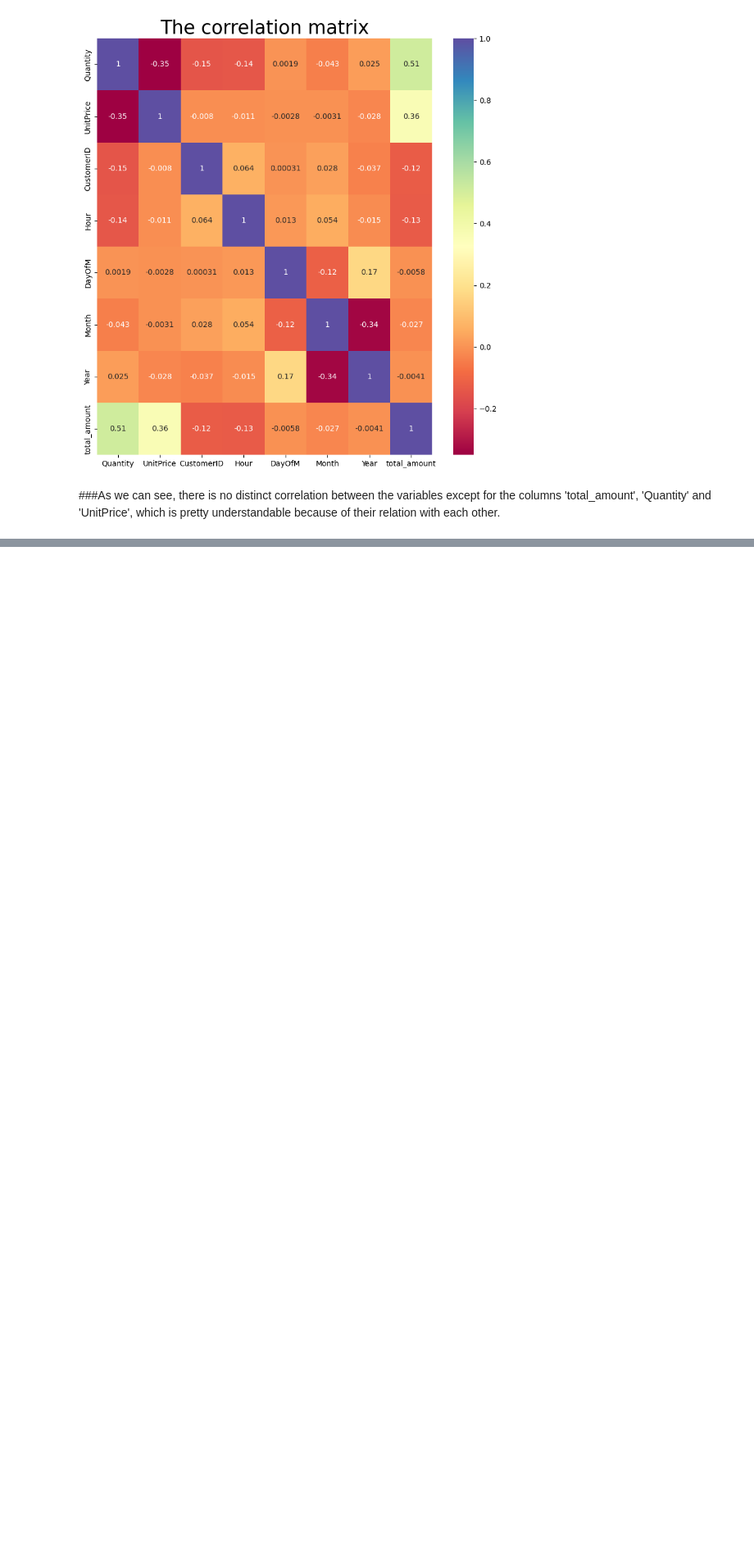
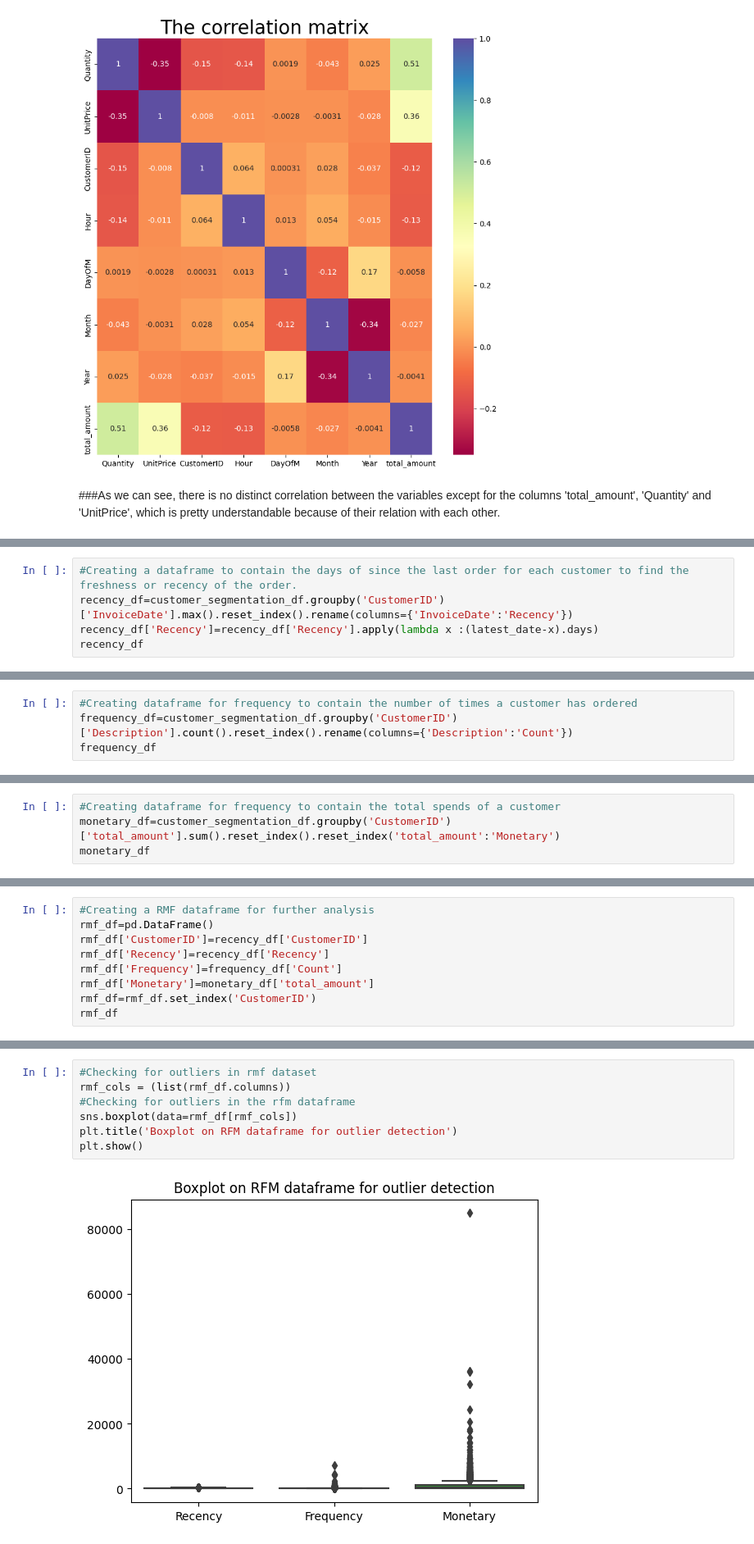
Before and after one commit to vishant750/Online_Retail_Customer_Segmentation, a Jupyter notebook: Online_Retail_Customer_Segmentation.ipynb, the cells around one changed output, grey strips where cells are left out. Shown at 82% size. Drawn from its saved outputs; the diff is of its cells as text; blank space fills up the shorter version.

```diff
--- a/Online_Retail_Customer_Segmentation.ipynb
+++ b/Online_Retail_Customer_Segmentation.ipynb
@@ -455,0 +471,5 @@ plt.show()
+# %%
+#Creating a dataframe to contain the days of since the last order for each customer to find the freshness or recency of the order.
+recency_df=customer_segmentation_df.groupby('CustomerID')['InvoiceDate'].max().reset_index().rename(columns={'InvoiceDate':'Recency'})
+recency_df['Recency']=recency_df['Recency'].apply(lambda x :(latest_date-x).days)
+recency_df
@@ -455,0 +490,4 @@ plt.show()
+# %%
+#Creating dataframe for frequency to contain the number of times a customer has ordered
+frequency_df=customer_segmentation_df.groupby('CustomerID')['Description'].count().reset_index().rename(columns={'Description':'Count'})
+frequency_df
@@ -455,0 +508,4 @@ plt.show()
+# %%
+#Creating dataframe for frequency to contain the total spends of a customer
+monetary_df=customer_segmentation_df.groupby('CustomerID')['total_amount'].sum().reset_index().reset_index('total_amount':'Monetary')
+monetary_df
@@ -455,0 +526,9 @@ plt.show()
+# %%
+#Creating a RMF dataframe for further analysis
+rmf_df=pd.DataFrame()
+rmf_df['CustomerID']=recency_df['CustomerID']
+rmf_df['Recency']=recency_df['Recency']
+rmf_df['Frequency']=frequency_df['Count']
+rmf_df['Monetary']=monetary_df['total_amount']
+rmf_df=rmf_df.set_index('CustomerID')
+rmf_df
@@ -455,0 +554,9 @@ plt.show()
+# %%
+#Checking for outliers in rmf dataset
+rmf_cols = (list(rmf_df.columns))
+#Checking for outliers in the rfm dataframe
+sns.boxplot(data=rmf_df[rmf_cols])
+plt.title('Boxplot on RFM dataframe for outlier detection')
+plt.show()
+# %% [output]
+[figure, added]
```
Also changed, not shown: parts of 18 cells of this notebook.
